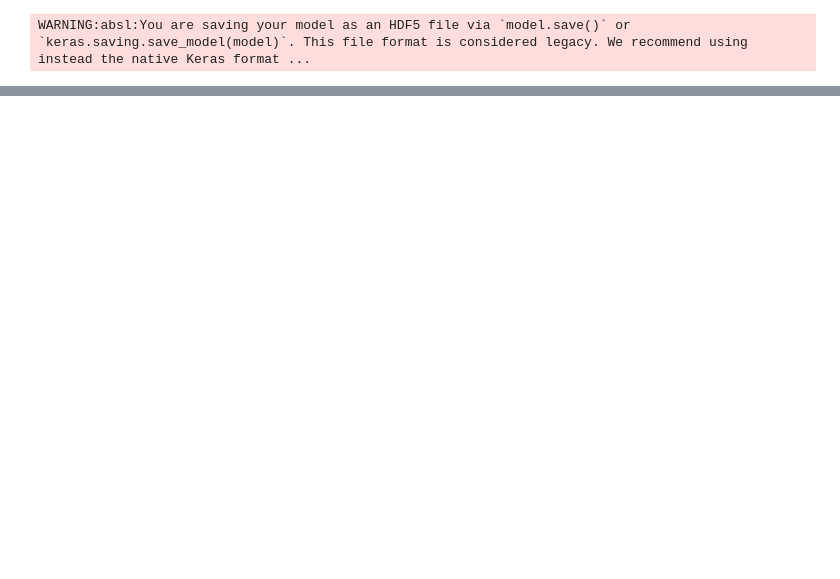
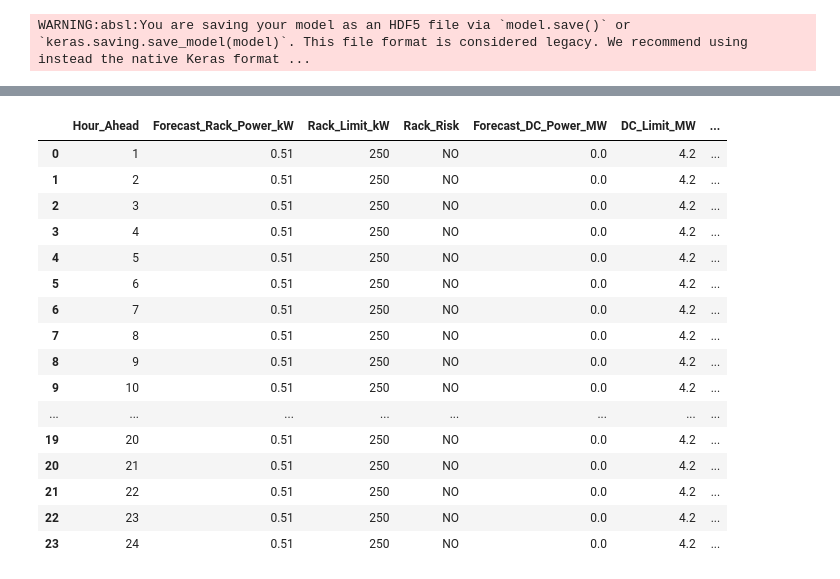
Before and after one commit to nishit-srivastava/hyperscale_data_center, a Jupyter notebook: ai_models/notebooks/forecasting_model.ipynb, the cells around one changed output, grey strips where cells are left out. Cells and saved outputs as stored; diff of their text form; code cells hidden in the pictures; blank space fills up the shorter version.

```diff
--- a/ai_models/notebooks/forecasting_model.ipynb
+++ b/ai_models/notebooks/forecasting_model.ipynb
@@ -192,0 +199,17 @@ WARNING:absl:You are saving your model as an HDF5 file via `model.save()` or `ke
+# %%
+forecast_24h = []
+
+for step in range(FORECAST_HOURS):
+    input_batch = current_window.reshape(1, TIME_STEPS, NUM_FEATURES)
+
+    next_step = lstm_model.predict(input_batch, verbose=0)[0]
+    forecast_24h.append(next_step)
+
+    # Shift window left
+    current_window = np.roll(current_window, -1, axis=0)
+
+    # Insert prediction at last timestep
+    current_window[-1, :] = next_step
+# %%
+forecast_24h = np.array(forecast_24h)
+print("24-hour forecast shape:", forecast_24h.shape)
@@ -192,0 +240,47 @@ WARNING:absl:You are saving your model as an HDF5 file via `model.save()` or `ke
+# %%
+forecast_power_kw = forecast_24h[:, 0]
+MAX_RACK_POWER_KW = 250
+MAX_DC_POWER_MW = 4.2
+RACK_COUNT = 4
+dc_power_mw = (forecast_power_kw * RACK_COUNT) / 1000
+
+rack_risk = forecast_power_kw > MAX_RACK_POWER_KW
+dc_risk = dc_power_mw > MAX_DC_POWER_MW
+risk_table = pd.DataFrame({
+    "Hour_Ahead": np.arange(1, 25),
+    "Forecast_Rack_Power_kW": np.round(forecast_power_kw, 2),
+    "Rack_Limit_kW": MAX_RACK_POWER_KW,
+    "Rack_Risk": np.where(rack_risk, "YES", "NO"),
+    "Forecast_DC_Power_MW": np.round(dc_power_mw, 2),
+    "DC_Limit_MW": MAX_DC_POWER_MW,
+    "DC_Risk": np.where(dc_risk, "YES", "NO")
+})
+
+def risk_severity(row):
+    if row["DC_Risk"] == "YES":
+        return "CRITICAL"
+    elif row["Rack_Risk"] == "YES":
+        return "WARNING"
+    else:
+        return "SAFE"
+
+risk_table["Severity"] = risk_table.apply(risk_severity, axis=1)
+risk_table
+# %% [output]
+|  | Hour_Ahead | Forecast_Rack_Power_kW | Rack_Limit_kW | Rack_Risk | Forecast_DC_Power_MW | DC_Limit_MW | ... |
+| 0 | 1 | 0.51 | 250 | NO | 0.0 | 4.2 | ... |
+| 1 | 2 | 0.51 | 250 | NO | 0.0 | 4.2 | ... |
+| 2 | 3 | 0.51 | 250 | NO | 0.0 | 4.2 | ... |
+| 3 | 4 | 0.51 | 250 | NO | 0.0 | 4.2 | ... |
+| 4 | 5 | 0.51 | 250 | NO | 0.0 | 4.2 | ... |
+| 5 | 6 | 0.51 | 250 | NO | 0.0 | 4.2 | ... |
+| 6 | 7 | 0.51 | 250 | NO | 0.0 | 4.2 | ... |
+| 7 | 8 | 0.51 | 250 | NO | 0.0 | 4.2 | ... |
+| 8 | 9 | 0.51 | 250 | NO | 0.0 | 4.2 | ... |
+| 9 | 10 | 0.51 | 250 | NO | 0.0 | 4.2 | ... |
+| ... | ... | ... | ... | ... | ... | ... | ... |
+| 19 | 20 | 0.51 | 250 | NO | 0.0 | 4.2 | ... |
+| 20 | 21 | 0.51 | 250 | NO | 0.0 | 4.2 | ... |
+| 21 | 22 | 0.51 | 250 | NO | 0.0 | 4.2 | ... |
+| 22 | 23 | 0.51 | 250 | NO | 0.0 | 4.2 | ... |
+| 23 | 24 | 0.51 | 250 | NO | 0.0 | 4.2 | ... |
```
Also changed, not shown: parts of 9 cells of this notebook, 9 other files.
